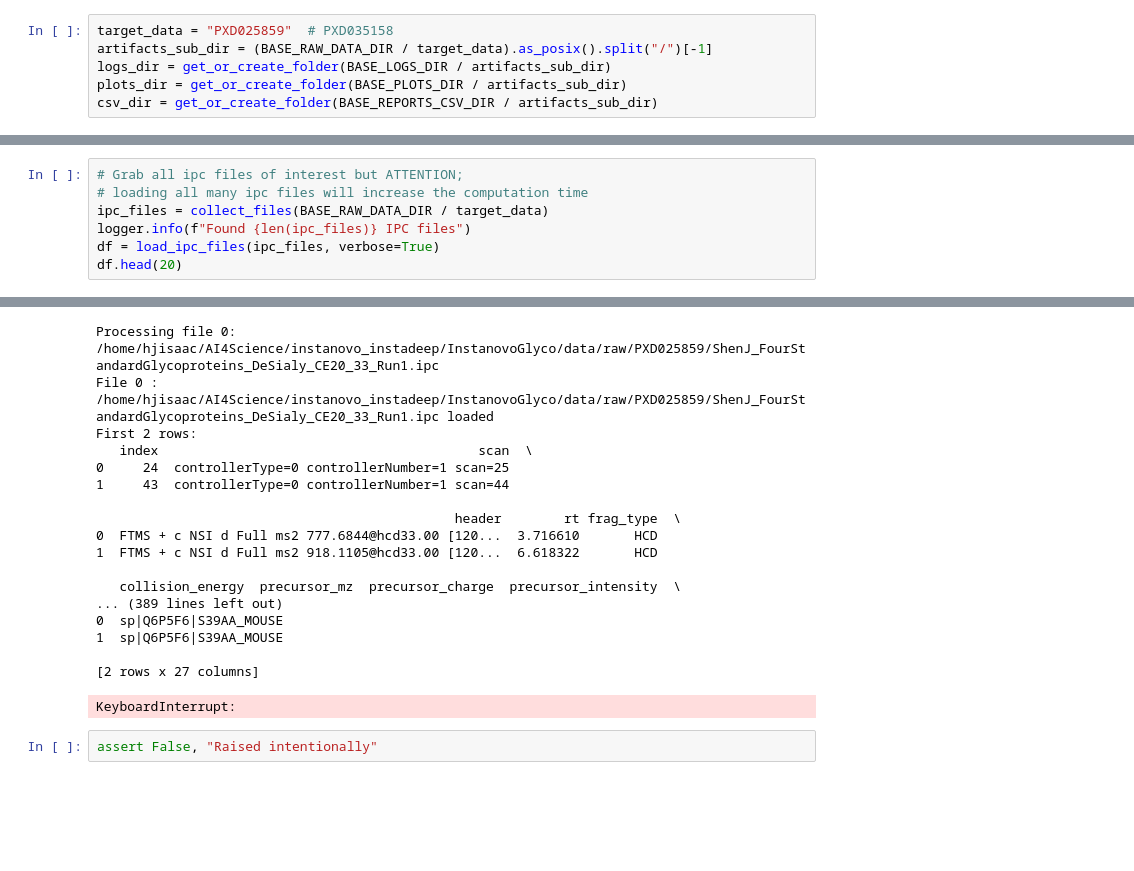
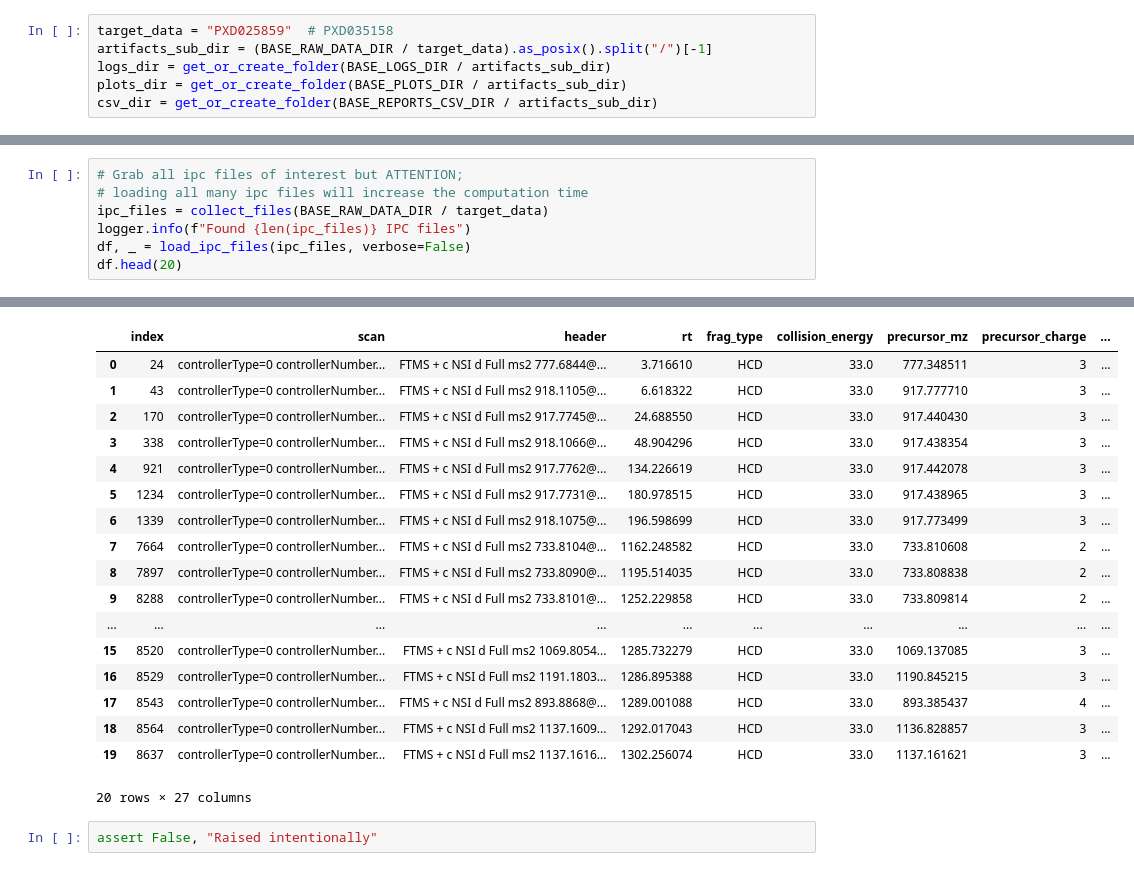
Before and after one commit to hjisaac/glycopeptide-data-lens, a Jupyter notebook: notebooks/analysis.ipynb, the cells around one changed output, grey strips where cells are left out. Cells and saved outputs as stored; diff of their text form; blank space fills up the shorter version.

```diff
--- a/notebooks/analysis.ipynb
+++ b/notebooks/analysis.ipynb
@@ -50,6 +50,6 @@ logger.info(
 # loading all many ipc files will increase the computation time
 ipc_files = collect_files(BASE_RAW_DATA_DIR / target_data)
 logger.info(f"Found {len(ipc_files)} IPC files")
-df = load_ipc_files(ipc_files, verbose=True)
+df, _ = load_ipc_files(ipc_files, verbose=False)
 df.head(20)
 # %% [output]
@@ -57,21 +71,21 @@ df.head(20)
+|  | index | scan | header | rt | frag_type | collision_energy | precursor_mz | precursor_charge | ... |
+| 0 | 24 | controllerType=0 controllerNumber... | FTMS + c NSI d Full ms2 777.6844@... | 3.716610 | HCD | 33.0 | 777.348511 | 3 | ... |
+| 1 | 43 | controllerType=0 controllerNumber... | FTMS + c NSI d Full ms2 918.1105@... | 6.618322 | HCD | 33.0 | 917.777710 | 3 | ... |
+| 2 | 170 | controllerType=0 controllerNumber... | FTMS + c NSI d Full ms2 917.7745@... | 24.688550 | HCD | 33.0 | 917.440430 | 3 | ... |
+| 3 | 338 | controllerType=0 controllerNumber... | FTMS + c NSI d Full ms2 918.1066@... | 48.904296 | HCD | 33.0 | 917.438354 | 3 | ... |
+| 4 | 921 | controllerType=0 controllerNumber... | FTMS + c NSI d Full ms2 917.7762@... | 134.226619 | HCD | 33.0 | 917.442078 | 3 | ... |
+| 5 | 1234 | controllerType=0 controllerNumber... | FTMS + c NSI d Full ms2 917.7731@... | 180.978515 | HCD | 33.0 | 917.438965 | 3 | ... |
+| 6 | 1339 | controllerType=0 controllerNumber... | FTMS + c NSI d Full ms2 918.1075@... | 196.598699 | HCD | 33.0 | 917.773499 | 3 | ... |
+| 7 | 7664 | controllerType=0 controllerNumber... | FTMS + c NSI d Full ms2 733.8104@... | 1162.248582 | HCD | 33.0 | 733.810608 | 2 | ... |
+| 8 | 7897 | controllerType=0 controllerNumber... | FTMS + c NSI d Full ms2 733.8090@... | 1195.514035 | HCD | 33.0 | 733.808838 | 2 | ... |
+| 9 | 8288 | controllerType=0 controllerNumber... | FTMS + c NSI d Full ms2 733.8101@... | 1252.229858 | HCD | 33.0 | 733.809814 | 2 | ... |
+| ... | ... | ... | ... | ... | ... | ... | ... | ... | ... |
+| 15 | 8520 | controllerType=0 controllerNumber... | FTMS + c NSI d Full ms2 1069.8054... | 1285.732279 | HCD | 33.0 | 1069.137085 | 3 | ... |
+| 16 | 8529 | controllerType=0 controllerNumber... | FTMS + c NSI d Full ms2 1191.1803... | 1286.895388 | HCD | 33.0 | 1190.845215 | 3 | ... |
+| 17 | 8543 | controllerType=0 controllerNumber... | FTMS + c NSI d Full ms2 893.8868@... | 1289.001088 | HCD | 33.0 | 893.385437 | 4 | ... |
+| 18 | 8564 | controllerType=0 controllerNumber... | FTMS + c NSI d Full ms2 1137.1609... | 1292.017043 | HCD | 33.0 | 1136.828857 | 3 | ... |
+| 19 | 8637 | controllerType=0 controllerNumber... | FTMS + c NSI d Full ms2 1137.1616... | 1302.256074 | HCD | 33.0 | 1137.161621 | 3 | ... |
-Processing file 0: /home/hjisaac/AI4Science/instanovo_instadeep/InstanovoGlyco/data/raw/PXD025859/ShenJ_FourStandardGlycoproteins_DeSialy_CE20_33_Run1.ipc
-File 0 : /home/hjisaac/AI4Science/instanovo_instadeep/InstanovoGlyco/data/raw/PXD025859/ShenJ_FourStandardGlycoproteins_DeSialy_CE20_33_Run1.ipc loaded
-First 2 rows:
-   index                                         scan  \
-0     24  controllerType=0 controllerNumber=1 scan=25
-1     43  controllerType=0 controllerNumber=1 scan=44
-
-                                              header        rt frag_type  \
-0  FTMS + c NSI d Full ms2 777.6844@hcd33.00 [120...  3.716610       HCD
-1  FTMS + c NSI d Full ms2 918.1105@hcd33.00 [120...  6.618322       HCD
-
-   collision_energy  precursor_mz  precursor_charge  precursor_intensity  \
-... (389 lines left out)
-0  sp|Q6P5F6|S39AA_MOUSE
-1  sp|Q6P5F6|S39AA_MOUSE
-
-[2 rows x 27 columns]
+20 rows × 27 columns
-KeyboardInterrupt:
 # %%
 assert False, "Raised intentionally"
 # %%
```
Also changed, not shown: parts of 10 cells of this notebook.
